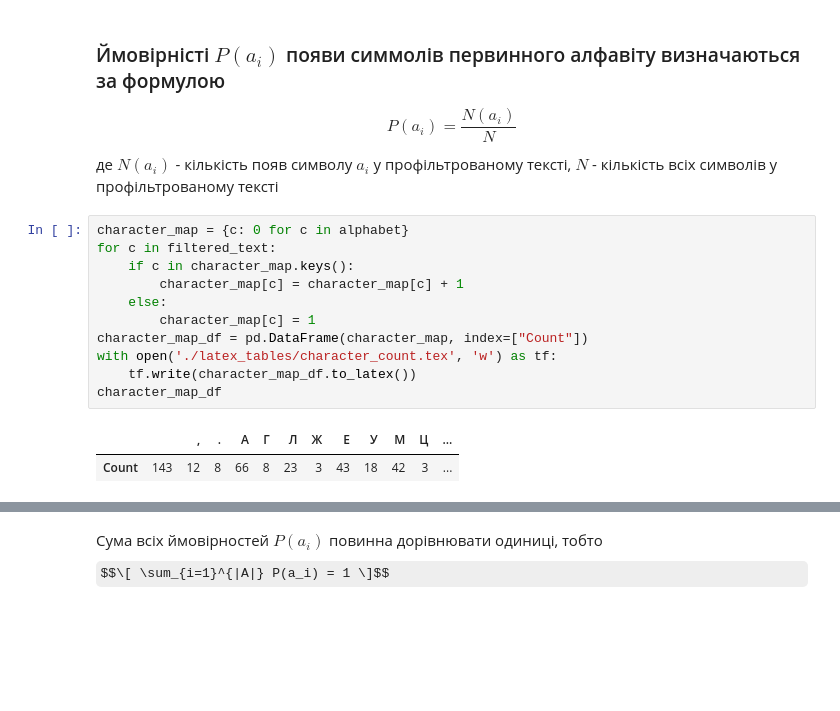
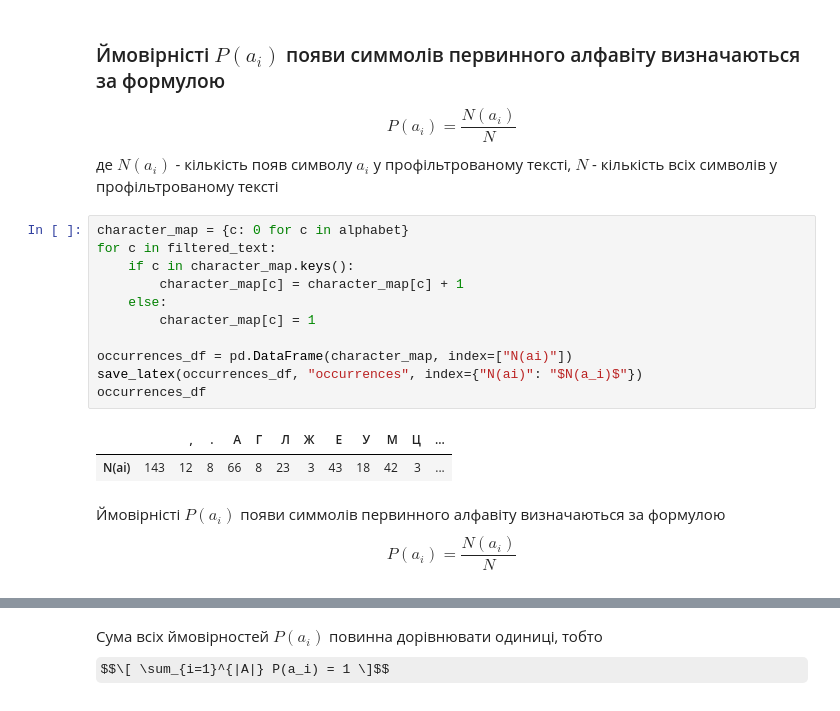
Before and after one commit to o-khytrov/InformationTheory, a Jupyter notebook: Task1.ipynb, the cells around one changed output, grey strips where cells are left out. Cells and saved outputs as stored; diff of their text form; some formulas as TeX source; blank space fills up the shorter version.

```diff
--- a/Task1.ipynb
+++ b/Task1.ipynb
@@ -34,15 +35,18 @@ print(len(alphabet))
 # %%
 character_map = {c: 0 for c in alphabet}
 for c in filtered_text:
     if c in character_map.keys():
         character_map[c] = character_map[c] + 1
     else:
         character_map[c] = 1
-character_map_df = pd.DataFrame(character_map, index=["Count"])
-with open('./latex_tables/character_count.tex', 'w') as tf:
-    tf.write(character_map_df.to_latex())
-character_map_df
+
+occurrences_df = pd.DataFrame(character_map, index=["N(ai)"])
+save_latex(occurrences_df, "occurrences", index={"N(ai)": "$N(a_i)$"})
+occurrences_df
 # %% [output]
 |  |  | , | . | А | Г | Л | Ж | Е | У | М | Ц | ... |
-| Count | 143 | 12 | 8 | 66 | 8 | 23 | 3 | 43 | 18 | 42 | 3 | ... |
+| N(ai) | 143 | 12 | 8 | 66 | 8 | 23 | 3 | 43 | 18 | 42 | 3 | ... |
+# %% [markdown]
+Ймовірністі $P(a_i)$ появи симмолів первинного алфавіту визначаються за формулою
+$$ P(a_i) = \frac{N(a_i)}{N}$$
 # %%
```
Also changed, not shown: parts of 45 cells of this notebook, 26 other files.
